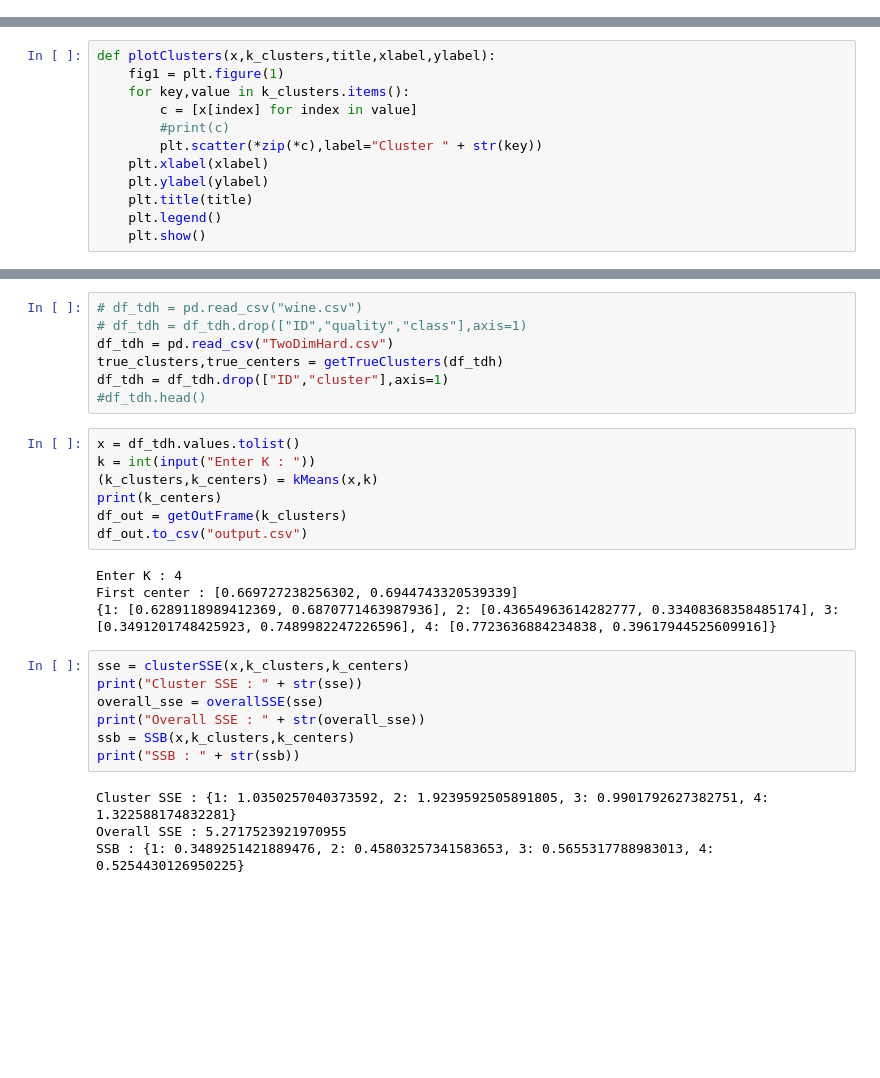
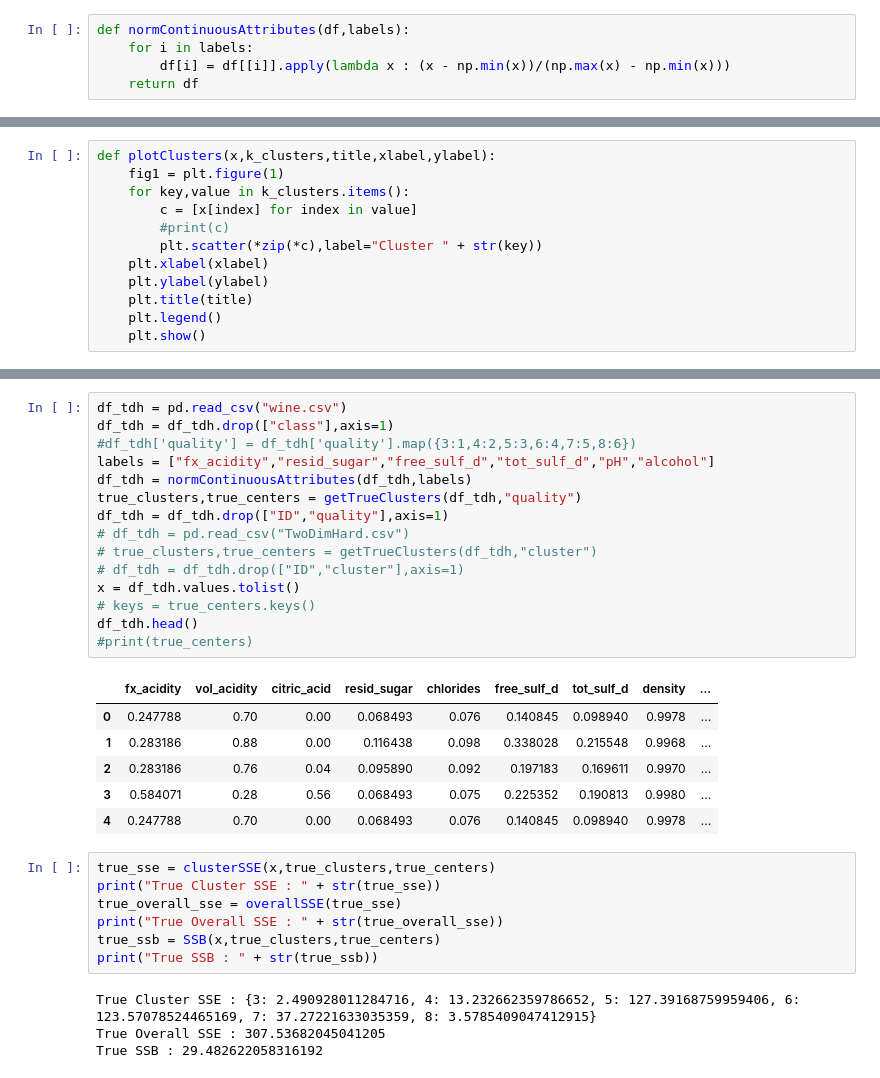
Before and after one commit to neelbhuva/Data-Mining, a Jupyter notebook: HW5/K_means.ipynb, the cells around one changed output, grey strips where cells are left out. Saved outputs shown, nothing was run; the diff lists cells and outputs as text; blank space fills up the shorter version.

```diff
--- a/HW5/K_means.ipynb
+++ b/HW5/K_means.ipynb
@@ -14,6 +14,11 @@ def getEucledian(a,b):
         diff = b[i] - a[i];
         total += diff * diff;
     return np.sqrt(total)
+# %%
+def normContinuousAttributes(df,labels):
+    for i in labels:
+        df[i] = df[[i]].apply(lambda x : (x - np.min(x))/(np.max(x) - np.min(x)))
+    return df
 # %%
 def clusterSSE(x,k_clusters,k_centers):
     total = {}
@@ -179,29 +201,33 @@ def getTrueClusters(df):
 # %%
-# df_tdh = pd.read_csv("wine.csv")
-# df_tdh = df_tdh.drop(["ID","quality","class"],axis=1)
-df_tdh = pd.read_csv("TwoDimHard.csv")
-true_clusters,true_centers = getTrueClusters(df_tdh)
-df_tdh = df_tdh.drop(["ID","cluster"],axis=1)
-#df_tdh.head()
+df_tdh = pd.read_csv("wine.csv")
+df_tdh = df_tdh.drop(["class"],axis=1)
+#df_tdh['quality'] = df_tdh['quality'].map({3:1,4:2,5:3,6:4,7:5,8:6})
+labels = ["fx_acidity","resid_sugar","free_sulf_d","tot_sulf_d","pH","alcohol"]
+df_tdh = normContinuousAttributes(df_tdh,labels)
+true_clusters,true_centers = getTrueClusters(df_tdh,"quality")
+df_tdh = df_tdh.drop(["ID","quality"],axis=1)
+# df_tdh = pd.read_csv("TwoDimHard.csv")
+# true_clusters,true_centers = getTrueClusters(df_tdh,"cluster")
+# df_tdh = df_tdh.drop(["ID","cluster"],axis=1)
+x = df_tdh.values.tolist()
+# keys = true_centers.keys()
+df_tdh.head()
+#print(true_centers)
+# %% [output]
+|  | fx_acidity | vol_acidity | citric_acid | resid_sugar | chlorides | free_sulf_d | tot_sulf_d | density | ... |
+| 0 | 0.247788 | 0.70 | 0.00 | 0.068493 | 0.076 | 0.140845 | 0.098940 | 0.9978 | ... |
+| 1 | 0.283186 | 0.88 | 0.00 | 0.116438 | 0.098 | 0.338028 | 0.215548 | 0.9968 | ... |
+| 2 | 0.283186 | 0.76 | 0.04 | 0.095890 | 0.092 | 0.197183 | 0.169611 | 0.9970 | ... |
+| 3 | 0.584071 | 0.28 | 0.56 | 0.068493 | 0.075 | 0.225352 | 0.190813 | 0.9980 | ... |
+| 4 | 0.247788 | 0.70 | 0.00 | 0.068493 | 0.076 | 0.140845 | 0.098940 | 0.9978 | ... |
-# %%
-x = df_tdh.values.tolist()
-k = int(input("Enter K : "))
-(k_clusters,k_centers) = kMeans(x,k)
-print(k_centers)
-df_out = getOutFrame(k_clusters)
-df_out.to_csv("output.csv")
-# %% [output]
-Enter K : 4
-First center : [0.669727238256302, 0.6944743320539339]
-{1: [0.6289118989412369, 0.6870771463987936], 2: [0.43654963614282777, 0.33408368358485174], 3: [0.3491201748425923, 0.7489982247226596], 4: [0.7723636884234838, 0.39617944525609916]}
 # %%
-sse = clusterSSE(x,k_clusters,k_centers)
-print("Cluster SSE : " + str(sse))
-overall_sse = overallSSE(sse)
-print("Overall SSE : " + str(overall_sse))
-ssb = SSB(x,k_clusters,k_centers)
-print("SSB : " + str(ssb))
+true_sse = clusterSSE(x,true_clusters,true_centers)
+print("True Cluster SSE : " + str(true_sse))
+true_overall_sse = overallSSE(true_sse)
+print("True Overall SSE : " + str(true_overall_sse))
+true_ssb = SSB(x,true_clusters,true_centers)
+print("True SSB : " + str(true_ssb))
 # %% [output]
-Cluster SSE : {1: 1.0350257040373592, 2: 1.9239592505891805, 3: 0.9901792627382751, 4: 1.322588174832281}
-Overall SSE : 5.2717523921970955
-SSB : {1: 0.3489251421889476, 2: 0.45803257341583653, 3: 0.5655317788983013, 4: 0.5254430126950225}
+True Cluster SSE : {3: 2.490928011284716, 4: 13.232662359786652, 5: 127.39168759959406, 6: 123.57078524465169, 7: 37.27221633035359, 8: 3.5785409047412915}
+True Overall SSE : 307.53682045041205
+True SSB : 29.482622058316192
```
Also changed, not shown: parts of 16 cells of this notebook, 15 other files.
